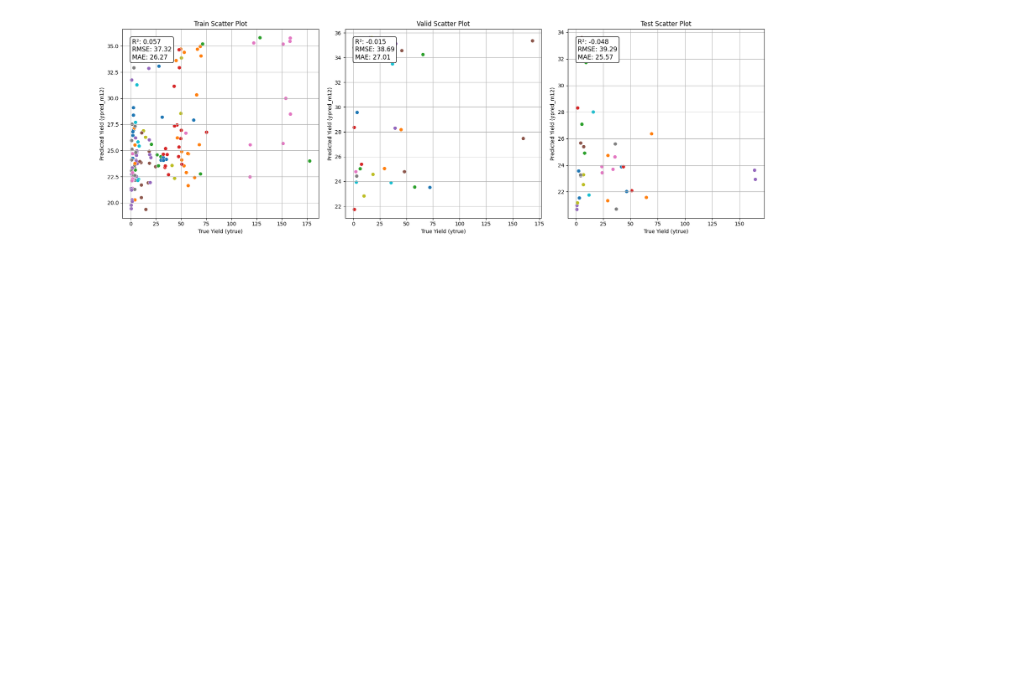
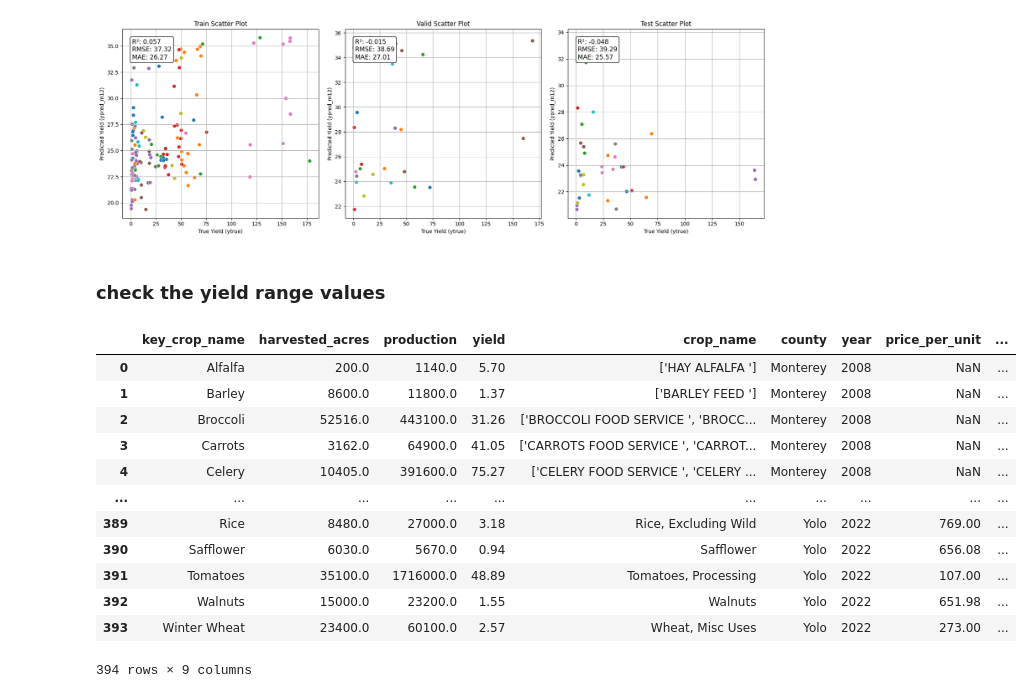
Before and after one commit to plant-ai-biophysics-lab/california-crop-yield-benchmark, a Jupyter notebook: Inference/pred.ipynb, the cells around one changed output. Cells and saved outputs as stored; diff of their text form; code cells hidden in the pictures; blank space fills up the shorter version.

```diff
--- a/Inference/pred.ipynb
+++ b/Inference/pred.ipynb
@@ -23,3 +27,62 @@ test_df = pd.read_csv("/data2/hkaman/Projects/Foundational/EXPs/EXP_test/test_te
 inf.plot_scatter_subplots(train_df, valid_df, test_df, 12)
 # %% [output]
 [figure]
+# %% [markdown]
+### check the yield range values
+# %%
+import os
+def read_and_split_csf_files(base_path, county_names):
+    """Reads and splits CSV files for multiple counties."""
+
+    train_years = list(range(2008, 2012)) + list(range(2013, 2019))  # Excludes 2012
+    valid_years = [2019, 2020]
+    test_years = [2021, 2022]
+
+    train_df, valid_df, test_df = [], [], []
+
+    for county in county_names:
+        for year in range(2008, 2023):  # Loop through all expected years
+            folder_path = os.path.join(base_path, county, "InD", str(year))
+            csv_file = os.path.join(folder_path, f"yield_{year}.csv")  # Assuming filename matches the year
+
+            if year == 2012 or not os.path.exists(csv_file):
+                continue  # Skip missing years or non-existing files
+
+            df = pd.read_csv(csv_file)  # Update if a different format is needed
+            df = df[df['key_crop_name'] != 'No Match']
+
+            if year in train_years:
+                train_df.append(df)
+            elif year in valid_years:
+                valid_df.append(df)
+            elif year in test_years:
+                test_df.append(df)
+
+    # Concatenate dataframes across all counties
+    train_df = pd.concat(train_df, ignore_index=True) if train_df else None
+    valid_df = pd.concat(valid_df, ignore_index=True) if valid_df else None
+    test_df = pd.concat(test_df, ignore_index=True) if test_df else None
+
+    df = pd.concat((train_df, valid_df, test_df), ignore_index=True)
+
+    return df
+# %%
+base_path = f'/data2/hkaman/Data/FoundationModel/Inputs'
+county_names = ['Monterey', 'Yolo']
+
+df = read_and_split_csf_files(base_path, county_names)
+df
+# %% [output]
+|  | key_crop_name | harvested_acres | production | yield | crop_name | county | year | price_per_unit | ... |
+| 0 | Alfalfa | 200.0 | 1140.0 | 5.70 | ['HAY ALFALFA '] | Monterey | 2008 | NaN | ... |
+| 1 | Barley | 8600.0 | 11800.0 | 1.37 | ['BARLEY FEED '] | Monterey | 2008 | NaN | ... |
+| 2 | Broccoli | 52516.0 | 443100.0 | 31.26 | ['BROCCOLI FOOD SERVICE ', 'BROCC... | Monterey | 2008 | NaN | ... |
+| 3 | Carrots | 3162.0 | 64900.0 | 41.05 | ['CARROTS FOOD SERVICE ', 'CARROT... | Monterey | 2008 | NaN | ... |
+| 4 | Celery | 10405.0 | 391600.0 | 75.27 | ['CELERY FOOD SERVICE ', 'CELERY ... | Monterey | 2008 | NaN | ... |
+| ... | ... | ... | ... | ... | ... | ... | ... | ... | ... |
+| 389 | Rice | 8480.0 | 27000.0 | 3.18 | Rice, Excluding Wild | Yolo | 2022 | 769.00 | ... |
+| 390 | Safflower | 6030.0 | 5670.0 | 0.94 | Safflower | Yolo | 2022 | 656.08 | ... |
+| 391 | Tomatoes | 35100.0 | 1716000.0 | 48.89 | Tomatoes, Processing | Yolo | 2022 | 107.00 | ... |
+| 392 | Walnuts | 15000.0 | 23200.0 | 1.55 | Walnuts | Yolo | 2022 | 651.98 | ... |
+| 393 | Winter Wheat | 23400.0 | 60100.0 | 2.57 | Wheat, Misc Uses | Yolo | 2022 | 273.00 | ... |
+394 rows × 9 columns
```
Also changed, not shown: parts of 5 cells of this notebook, 14 other files.
